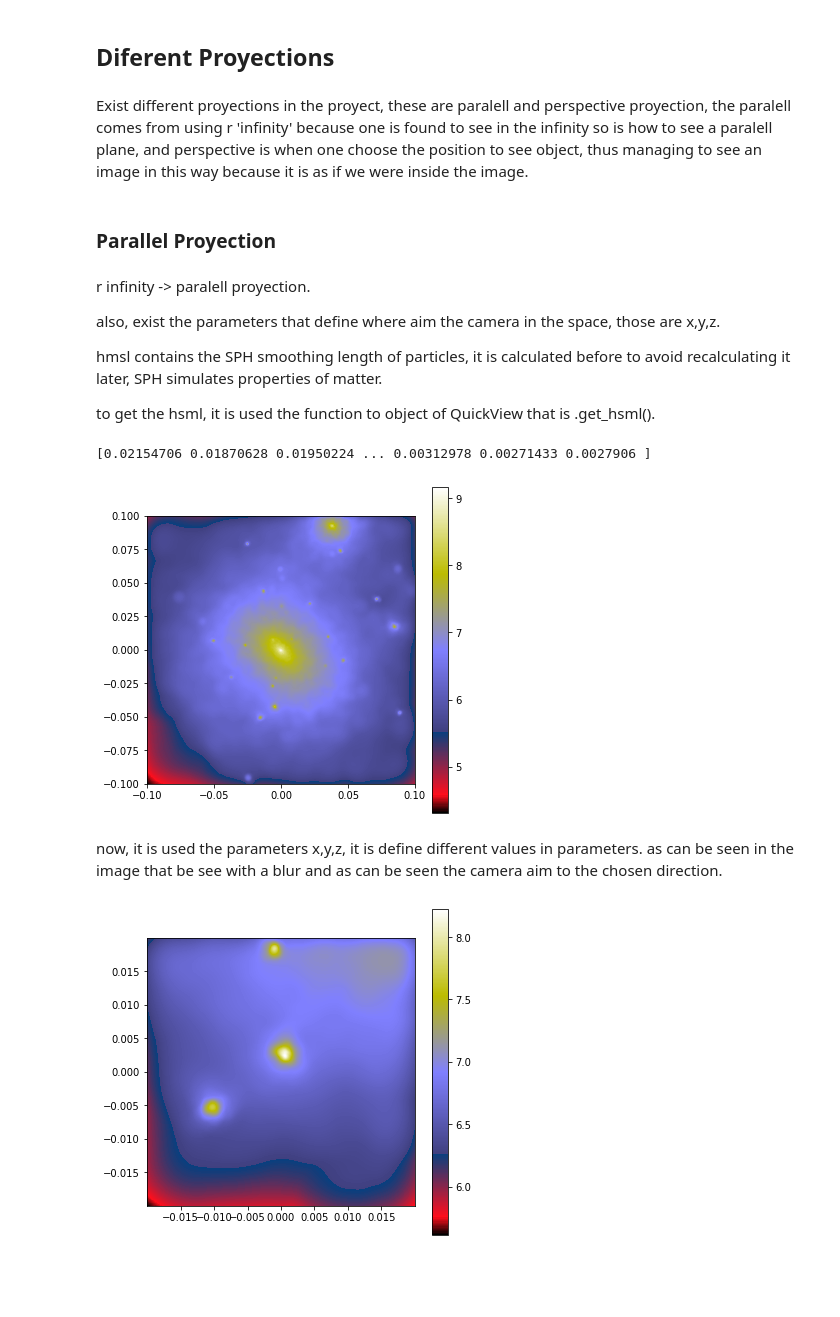
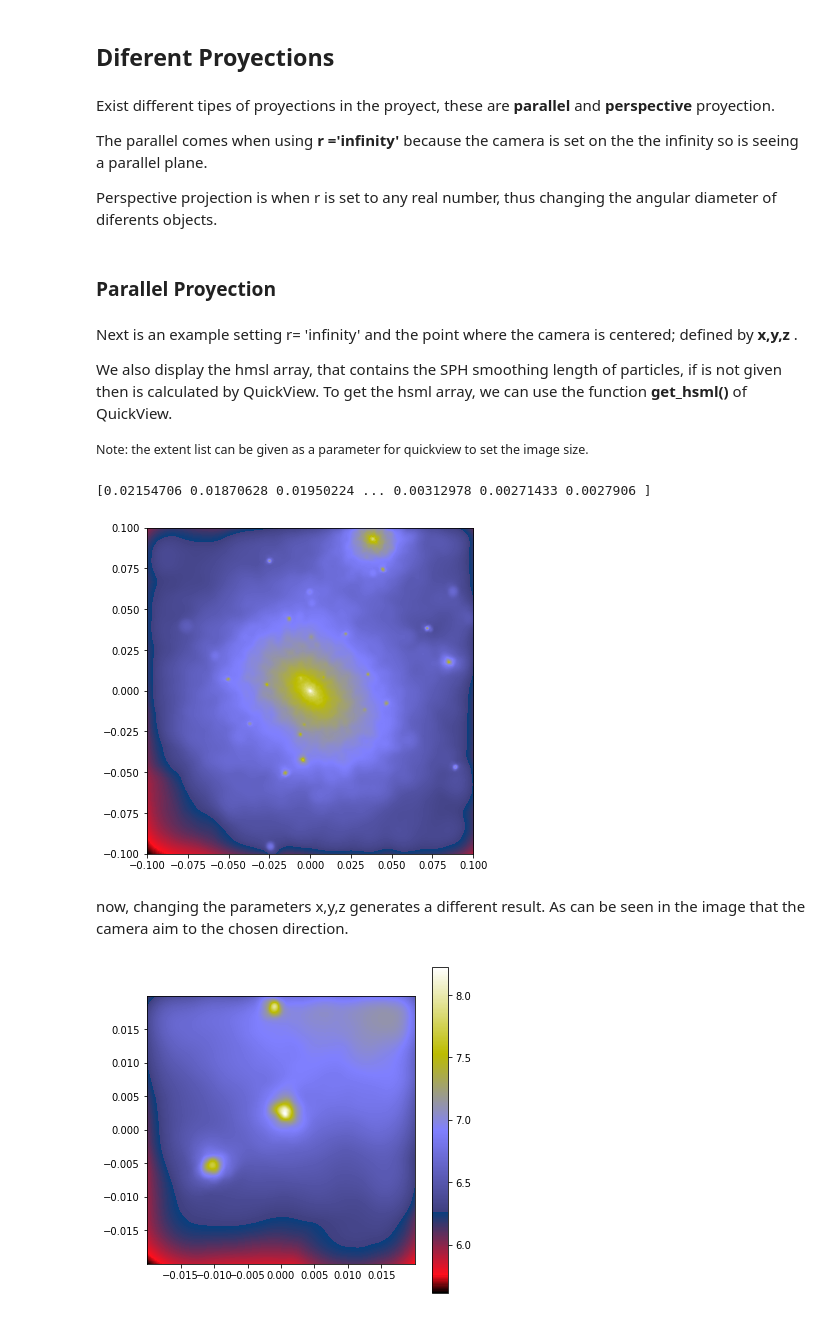
Before and after one commit to sebalepe/sphviewer_userguide, a Jupyter notebook: Tutorial.ipynb, the cells around one changed output. Saved outputs shown, nothing was run; the diff lists cells and outputs as text; code cells hidden in the pictures; blank space fills up the shorter version.

```diff
--- a/Tutorial.ipynb
+++ b/Tutorial.ipynb
@@ -16,7 +17,7 @@ Using the following configuration it is achieved...
 import h5py
 from sphviewer.tools import QuickView
 
-with h5py.File('files/darkmatter_box.h5py','r') as f:
+with h5py.File('test_file/darkmatter_box.h5py','r') as f:
     pdrk = f['PartType1/Coordinates'][:]
 
 QuickView(pdrk, r=50)
@@ -29,7 +31,7 @@ you can see that exists different parameters in QuickView, one of this is r, r i
 import h5py
 from sphviewer.tools import QuickView
 
-halo = h5py.File('files/dm_halo.h5py', 'r')
+halo = h5py.File('test_file/dm_halo.h5py', 'r')
 pos  = halo['Coordinates'][:]
 
 qv = QuickView(pos, r='infinity', nb=64)
@@ -42,18 +45,19 @@ import h5py
 from sphviewer.tools import QuickView
 import matplotlib.pyplot as plt
 
-with h5py.File('files/dm_halo.h5py', 'r') as f:
+with h5py.File('test_file/dm_halo.h5py', 'r') as f:
     pos = f['Coordinates'][:]
 
 qv = QuickView(pos, r='infinity', plot=False)
 
 qv.imshow(cmap="gist_stern")
-extent = [-50, 50, -50, 50]
-#forma de obtener la imagen
+#imshow from QuickView
+
 img = qv.get_image()
-#extent = qv.get_extent()
+extent = qv.get_extent()
 fig = plt.figure(1, figsize=(7,7))
 plt.imshow(img, extent=extent, cmap="gist_stern")
 plt.show()
+#imshow from matplotlib
 # %% [output]
 [figure]
@@ -61,40 +65,42 @@ plt.show()
 # %% [markdown]
 ## Diferent Proyections
 # %% [markdown]
-Exist different proyections in the proyect, these are paralell and perspective proyection, the paralell comes from using r 'infinity' because one is found to see in the infinity so is how to see a paralell plane, and perspective is when one choose the position to see object, thus managing to see an image in this way because it is as if we were inside the image.
+Exist different tipes of proyections in the proyect, these are <b> parallel </b> and <b> perspective </b> proyection.
+
+
+The parallel comes when using <b> r ='infinity'</b> because the camera is set on the the infinity so is seeing a parallel plane.
+
+Perspective projection is when r is set to any real number, thus changing the angular diameter of diferents objects.
 # %%
 import matplotlib.pyplot as plt
 import h5py
 from sphviewer.tools import QuickView
 
-with h5py.File('files/dm_halo.h5py', 'r') as f:
+with h5py.File('test_file/dm_halo.h5py', 'r') as f:
     pos = f['Coordinates'][:]
 # %% [markdown]
 ### Parallel Proyection
 # %% [markdown]
-r infinity -> paralell proyection.
 
-also, exist the parameters that define where aim the camera in the space, those are x,y,z.
+Next is an example setting r= 'infinity' and the point where the camera is centered; defined by <b> x,y,z </b>.
 
-hmsl contains the SPH smoothing length of particles, it is calculated before to avoid recalculating it later, SPH simulates properties of matter.
+We also display the hmsl array, that contains the SPH smoothing length of particles, if is not given then is calculated by QuickView. To get the hsml array, we can use the function <b> get_hsml()</b> of QuickView.
 
-to get the hsml, it is used the function to object of QuickView that is .get_hsml().
+<small> Note: the extent list can be given as a parameter for quickview to set the image size. </small>
 # %%
 qv_parallel = QuickView(pos, r='infinity', plot=False, x=0, y=0, z=0, extent=[-0.1, 0.1, -0.1, 0.1])
 
 hsml = qv_parallel.get_hsml()
 print(hsml)
 fig = plt.figure(1, figsize=(6, 6))
 plt.imshow(qv_parallel.get_image(), extent=qv_parallel.get_extent(),
     cmap='gist_stern', origin='lower')
-#qv.get_extent() retorna el tamaño de la imagen
-plt.colorbar()
 plt.show()
 # %% [output]
 [0.02154706 0.01870628 0.01950224 ... 0.00312978 0.00271433 0.0027906 ]
-[figure, old version]
+[figure, new version]
 # %% [markdown]
-now, it is used the parameters x,y,z, it is define different values in parameters. as can be seen in the image that be see with a blur and as can be seen the camera aim to the chosen direction.
+now, changing the parameters x,y,z generates a different result. As can be seen in the image that the camera aim to the chosen direction.
 # %%
 qv_subhalo = QuickView(pos, hsml=hsml, r='infinity', plot=False,
                        x=-0.005, y=-0.045, z=0, extent=[-0.02, 0.02, -0.02, 0.02])
```
Also changed, not shown: parts of 25 cells of this notebook, 22 other files.
